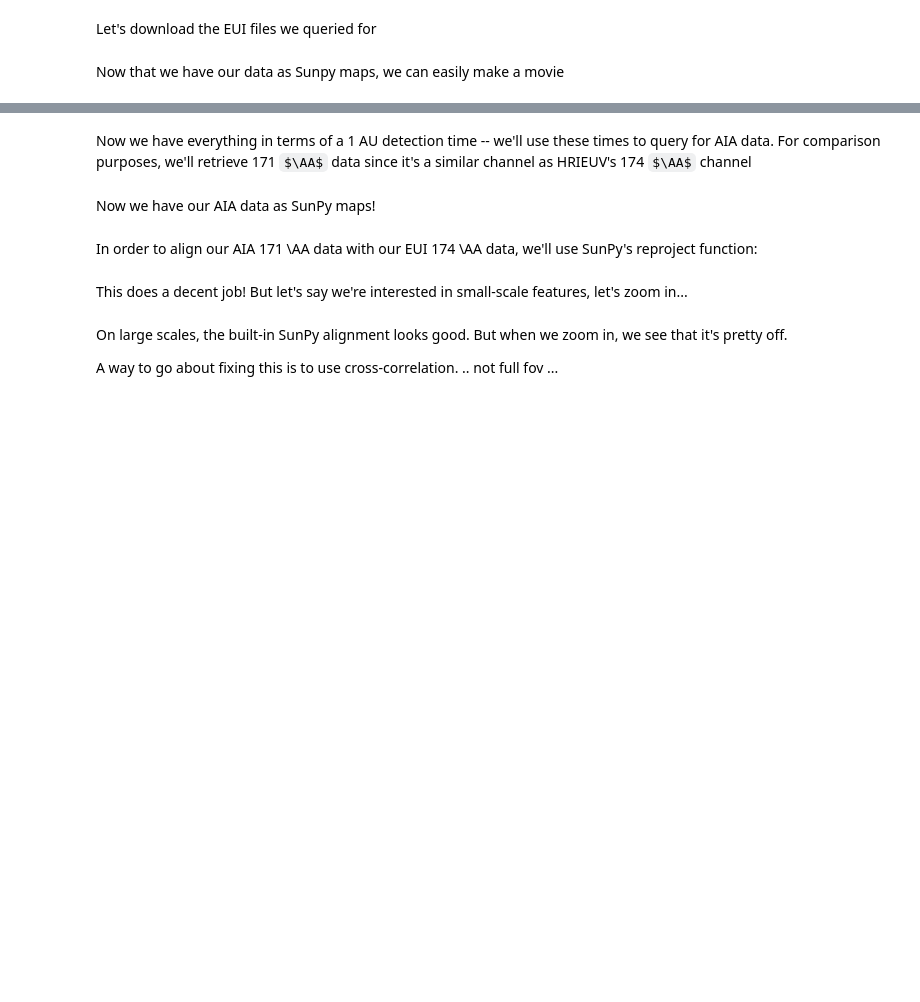
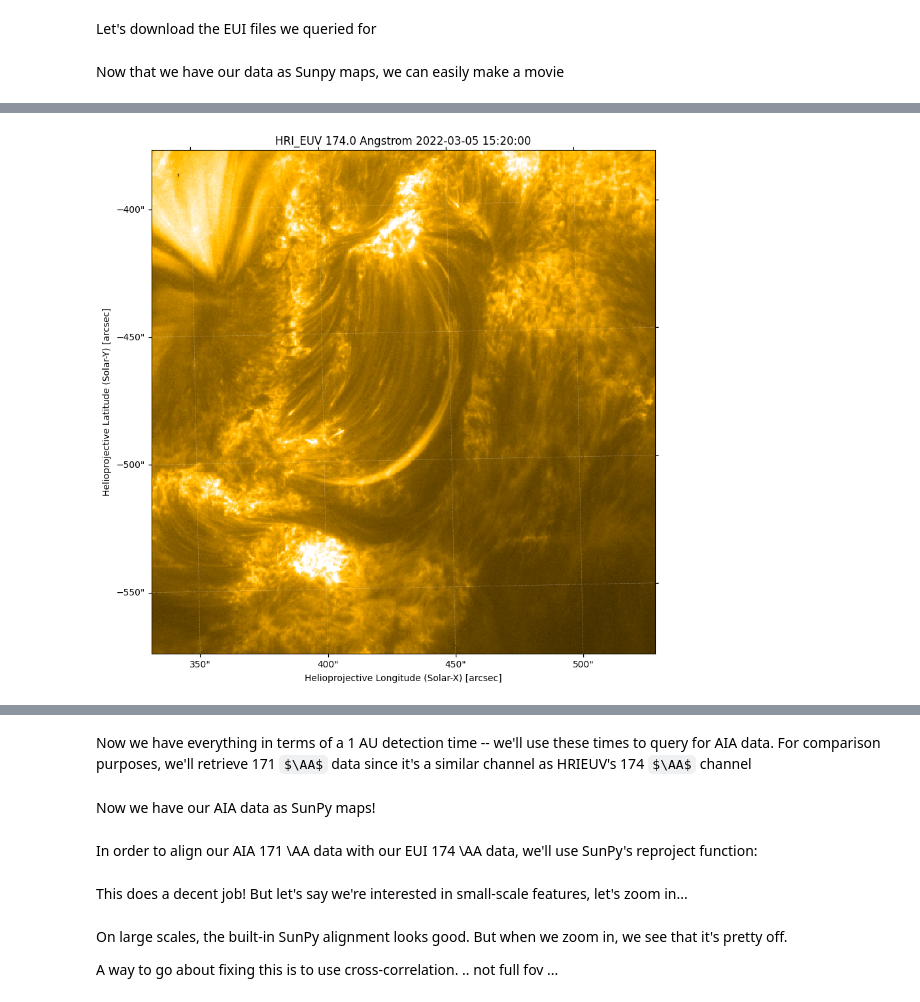
Before and after one commit to aylaweitz/SDO-EUI-mini-workshop, a Jupyter notebook: tutorial.ipynb, the cells around one changed output, grey strips where cells are left out. Drawn from its saved outputs; the diff is of its cells as text; code cells hidden in the pictures; some formulas as TeX source; blank space fills up the shorter version.

```diff
--- a/tutorial.ipynb
+++ b/tutorial.ipynb
@@ -72,0 +107,21 @@ Now let's bring in AIA data! Before downloading, we have to consider the fact th
+# %%
+submaps = []
+
+for each_map in eui_seq:
+
+    bl = [50,500] * u.pixel
+    tr = [450,900] * u.pixel
+
+    ## YOU CAN ALSO SPECIFY THE COORDINATES IN ARCSEC
+    # bl = SkyCoord(350*u.arcsec, -550*u.arcsec, frame=each_map.coordinate_frame)  # bottom left coordinate
+    # tr = SkyCoord(500*u.arcsec, -400*u.arcsec, frame=each_map.coordinate_frame)  # top right coordinate
+
+    submap = each_map.submap(bl, top_right=tr)
+    submaps.append(submap)
+
+eui_seq_submaps = sunpy.map.Map(submaps, sequence=True)
+# %%
+ani = eui_seq_submaps.plot()
+
+ani.save('submap_eui_animation.gif')
+# %% [output]
@@ -72,0 +130 @@ Now let's bring in AIA data! Before downloading, we have to consider the fact th
+[figure, added]
```
Also changed, not shown: parts of 36 cells of this notebook.
